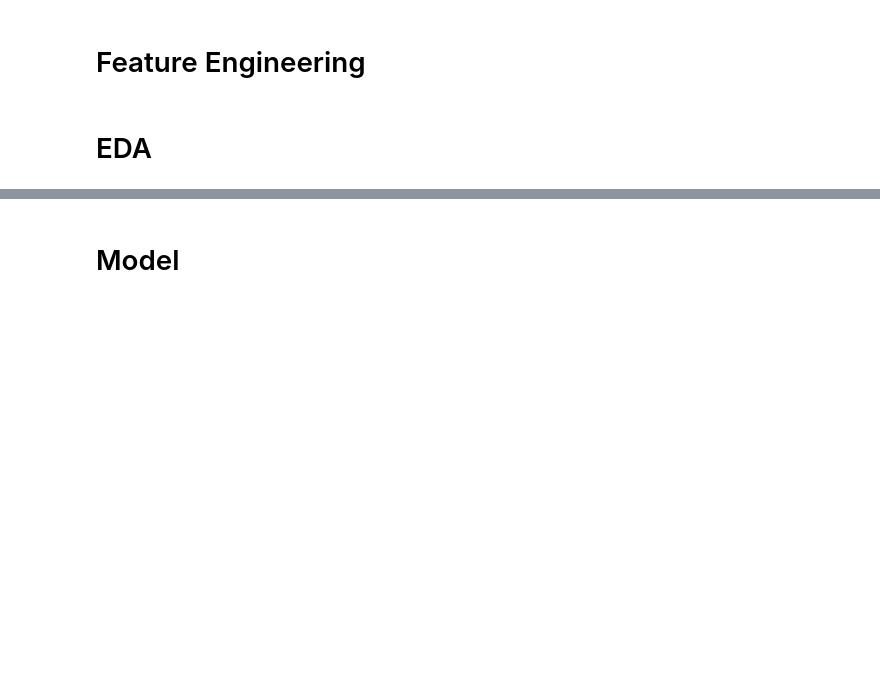
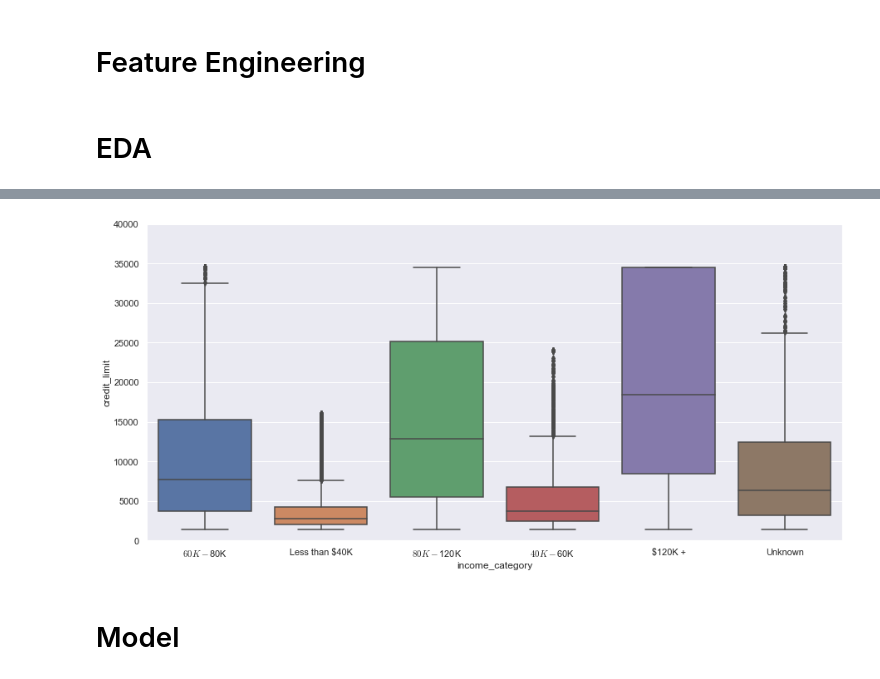
Before and after one commit to leonardoccarv/ChurnBankDetection, a Jupyter notebook: ChurnBankDetection.ipynb, the cells around one changed output, grey strips where cells are left out. Cells and saved outputs as stored; diff of their text form; code cells hidden in the pictures; blank space fills up the shorter version.

```diff
--- a/ChurnBankDetection.ipynb
+++ b/ChurnBankDetection.ipynb
@@ -137,3 +141,8 @@ plot3 = sns.histplot(aux3['credit_limit'], kde=True, ax=axes[2])
+# %%
+sns.boxplot(x=df.income_category, y=df.credit_limit)
+plt.ylim(0,40000);
+# %% [output]
+[figure, added]
 # %% [markdown]
 # Model
 # %% [markdown]
```
Also changed, not shown: parts of 15 cells of this notebook, 1 other file.
